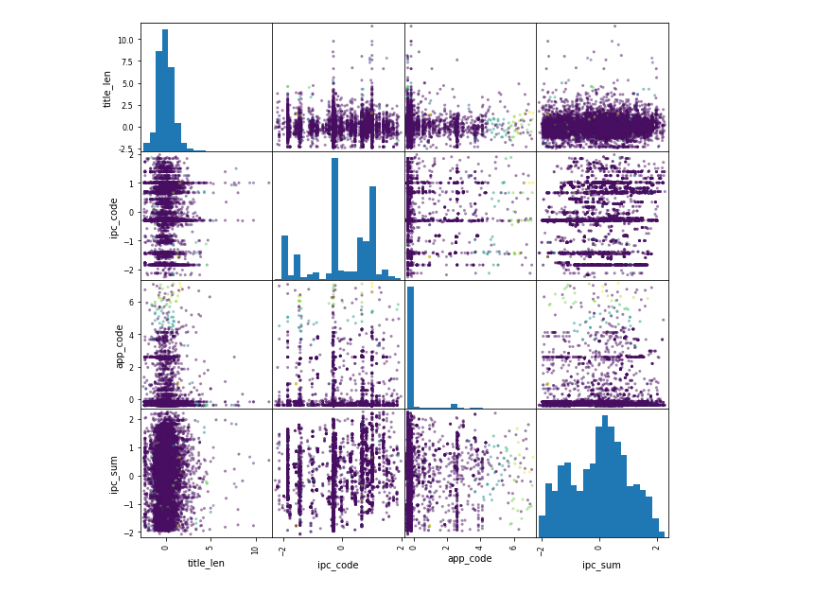
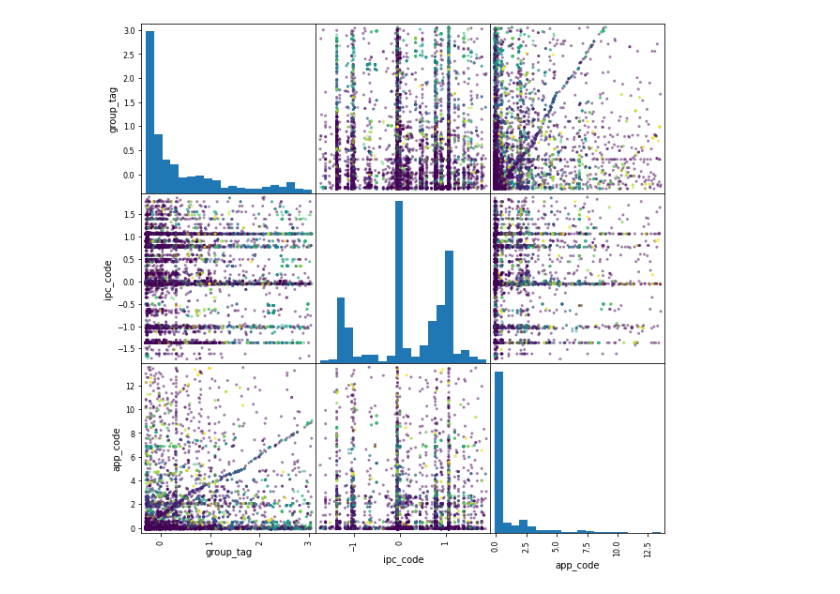
Before and after one commit to 1TreeForest/CyberRange, a Jupyter notebook: cluster/clustering.ipynb, the cells around one changed output. Saved outputs shown, nothing was run; the diff lists cells and outputs as text; code cells hidden in the pictures.

```diff
--- a/cluster/clustering.ipynb
+++ b/cluster/clustering.ipynb
@@ -21,3 +21,7 @@ sql = 'select title_len, ipc_code, app_code, ipc_sum from cluster'
 cursor.execute(sql)
 
 dataset = cursor.fetchall()
+# %%
+temp_X = np.array(dataset, dtype=float)
+X=np.delete(temp_X,np.where(np.isnan(temp_X))[0],axis=0)
+print(X[0])
@@ -24,4 +30,4 @@ dataset = cursor.fetchall()
 # %%
-X = np.array(dataset, dtype=int)
+X = RobustScaler().fit_transform(X)
 print(X[0])
 # %% [output]
@@ -29,3 +34,0 @@ print(X[0])
-# %%
-X = StandardScaler().fit_transform(X)
-print(X[0])
@@ -34,6 +35,13 @@ print(X[0])
 # %%
 # Compute DBSCAN
-db = DBSCAN(eps=0.8, min_samples=2).fit(X)
+db = DBSCAN(eps=0.1, min_samples=2).fit(X)
 core_samples_mask = np.zeros_like(db.labels_, dtype=bool)
 core_samples_mask[db.core_sample_indices_] = True
 labels = db.labels_
+# Number of clusters in labels, ignoring noise if present.
+n_clusters_ = len(set(labels)) - (1 if -1 in labels else 0)
+
+print('Estimated number of clusters: %d' % n_clusters_)
+print("Silhouette Coefficient: %0.3f"
+      % metrics.silhouette_score(X, labels))
+print(labels)
@@ -50,8 +65,8 @@ Silhouette Coefficient: 0.050
 # %%
-df = pd.DataFrame(X, columns=['title_len', 'ipc_code', 'app_code', 'ipc_sum'])
+df = pd.DataFrame(X, columns=['group_tag', 'ipc_code', 'app_code'])
 grr = pd.plotting.scatter_matrix(df,c = labels,hist_kwds={'bins':20}, figsize=[10,10])
 # %% [output]
-[figure, old version]
+[figure, new version]
 # %%
 # import pymysql
 # conn = pymysql.Connect(  # 配置数据库
```
Also changed, not shown: parts of 8 cells of this notebook, 7 other files.
